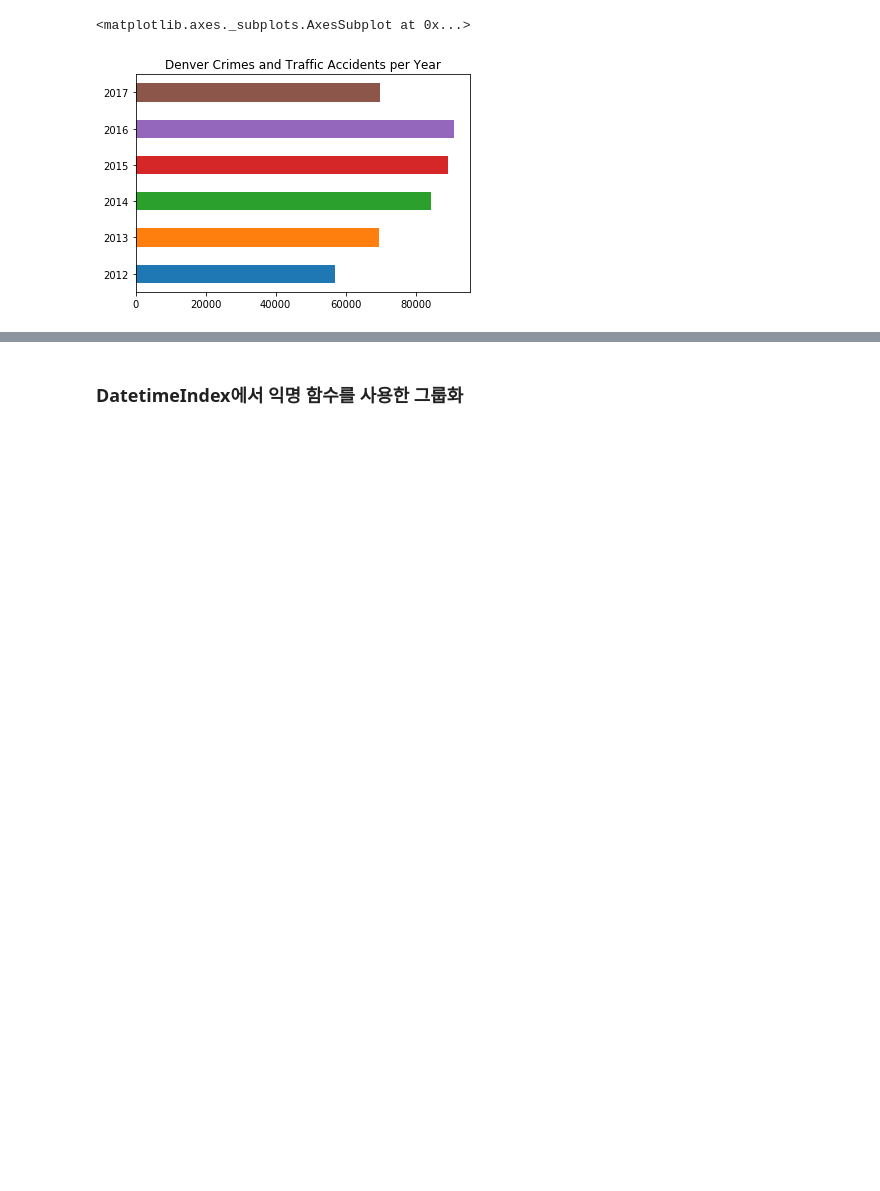
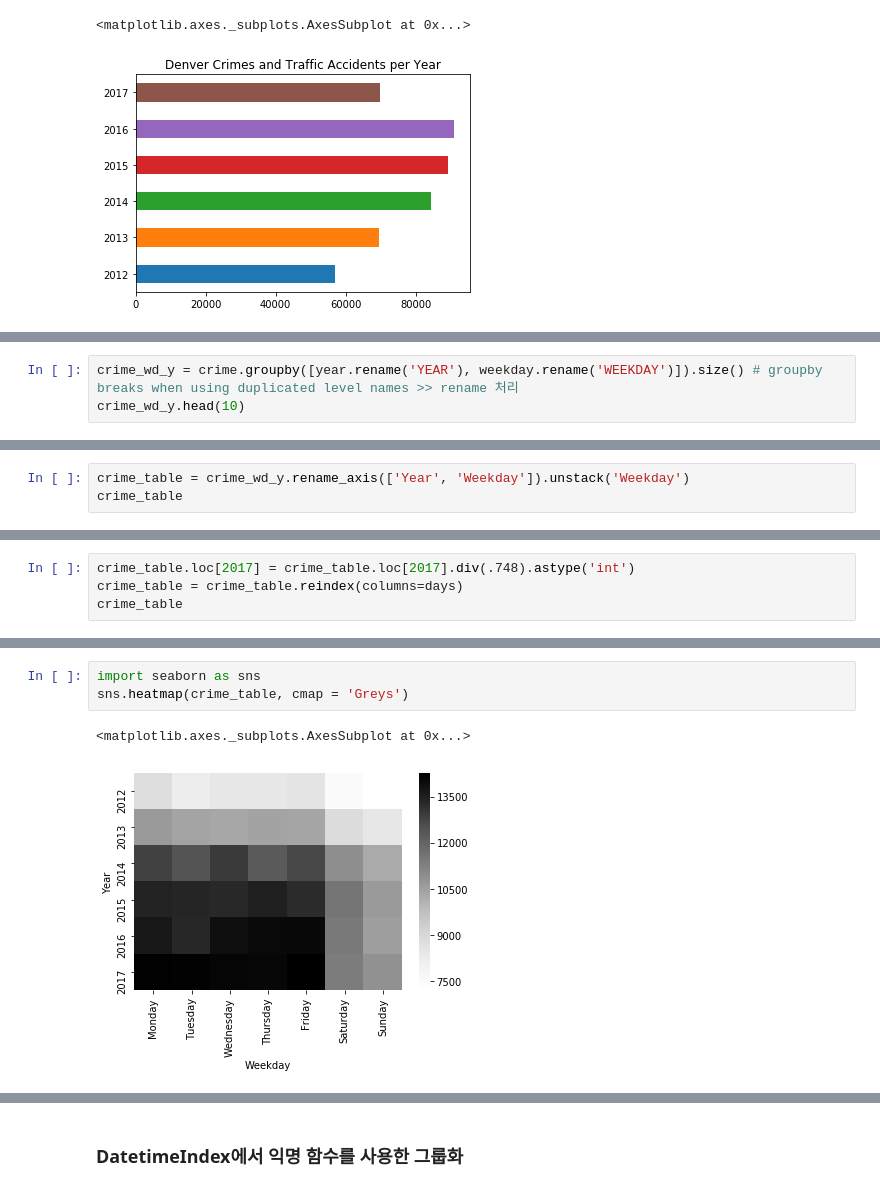
Before and after one commit to liberalapes/pandas_cookbook, a Jupyter notebook: 10장 시계열 분석.ipynb, the cells around one changed output, grey strips where cells are left out. Drawn from its saved outputs; the diff is of its cells as text; blank space fills up the shorter version.

```diff
--- a/10장 시계열 분석.ipynb
+++ b/10장 시계열 분석.ipynb
@@ -747,0 +744,3 @@ ValueError: Duplicated level name: "REPORTED_DATE", assigned to level 1, is alre
+# %%
+crime_wd_y = crime.groupby([year.rename('YEAR'), weekday.rename('WEEKDAY')]).size() # groupby breaks when using duplicated level names >> rename 처리
+crime_wd_y.head(10)
@@ -747,0 +760,3 @@ ValueError: Duplicated level name: "REPORTED_DATE", assigned to level 1, is alre
+# %%
+crime_table = crime_wd_y.rename_axis(['Year', 'Weekday']).unstack('Weekday')
+crime_table
@@ -747,0 +797,4 @@ ValueError: Duplicated level name: "REPORTED_DATE", assigned to level 1, is alre
+# %%
+crime_table.loc[2017] = crime_table.loc[2017].div(.748).astype('int')
+crime_table = crime_table.reindex(columns=days)
+crime_table
@@ -747,0 +810,6 @@ ValueError: Duplicated level name: "REPORTED_DATE", assigned to level 1, is alre
+# %%
+import seaborn as sns
+sns.heatmap(crime_table, cmap = 'Greys')
+# %% [output]
+<matplotlib.axes._subplots.AxesSubplot at 0x...>
+[figure, added]
```
Also changed, not shown: parts of 52 cells of this notebook.
